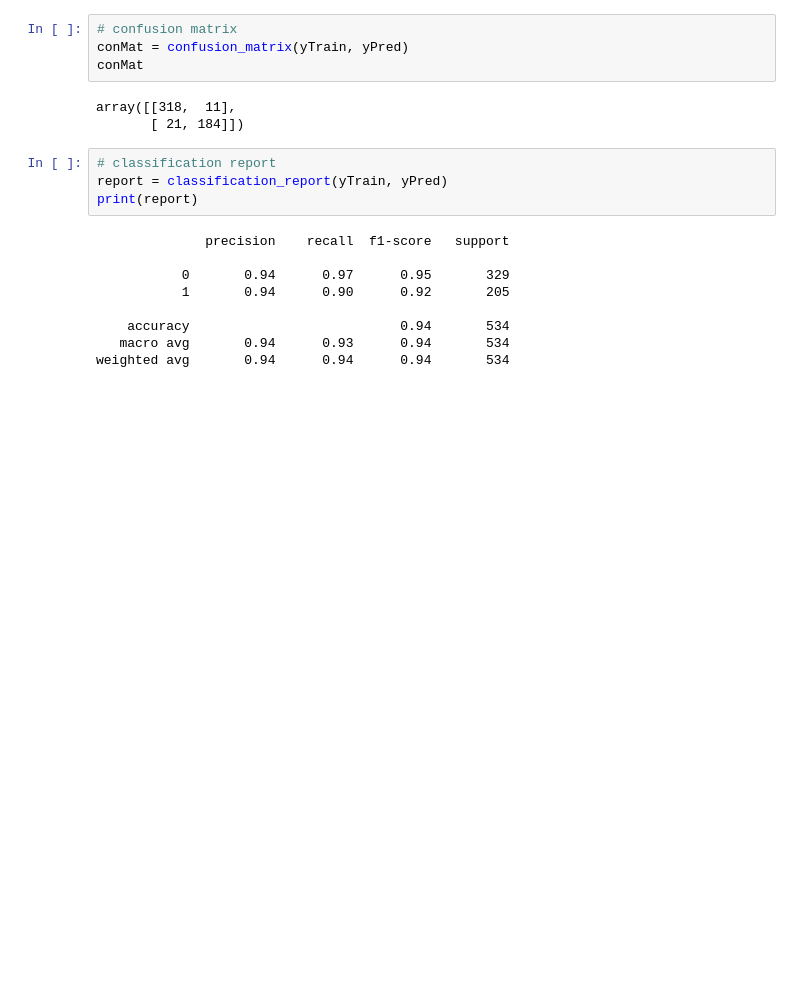
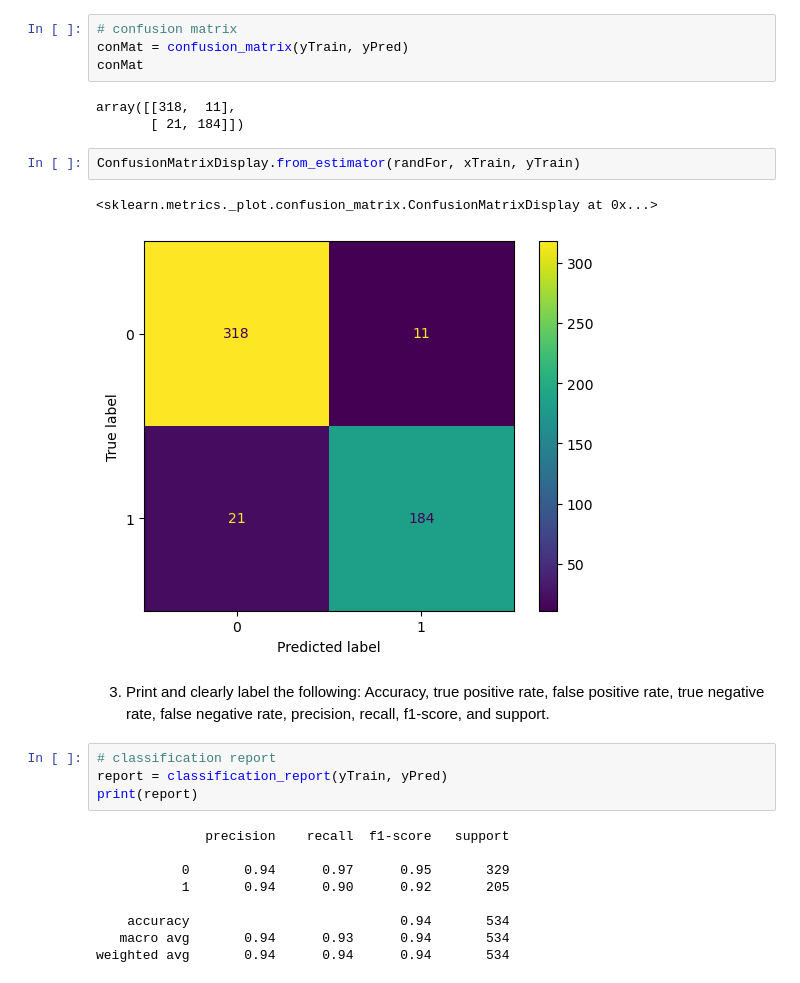
Before and after one commit to MigashaneVictoire/classification-exercises, a Jupyter notebook: random_forests_exercise.ipynb, the cells around one changed output. Saved outputs shown, nothing was run; the diff lists cells and outputs as text; blank space fills up the shorter version.

```diff
--- a/random_forests_exercise.ipynb
+++ b/random_forests_exercise.ipynb
@@ -102,6 +110,13 @@ conMat
 # %% [output]
 array([[318,  11],
        [ 21, 184]])
+# %%
+ConfusionMatrixDisplay.from_estimator(randFor, xTrain, yTrain)
+# %% [output]
+<sklearn.metrics._plot.confusion_matrix.ConfusionMatrixDisplay at 0x...>
+[figure, added]
+# %% [markdown]
+3. Print and clearly label the following: Accuracy, true positive rate, false positive rate, true negative rate, false negative rate, precision, recall, f1-score, and support.
 # %%
 # classification report
 report = classification_report(yTrain, yPred)
```
Also changed, not shown: parts of 11 cells of this notebook.
